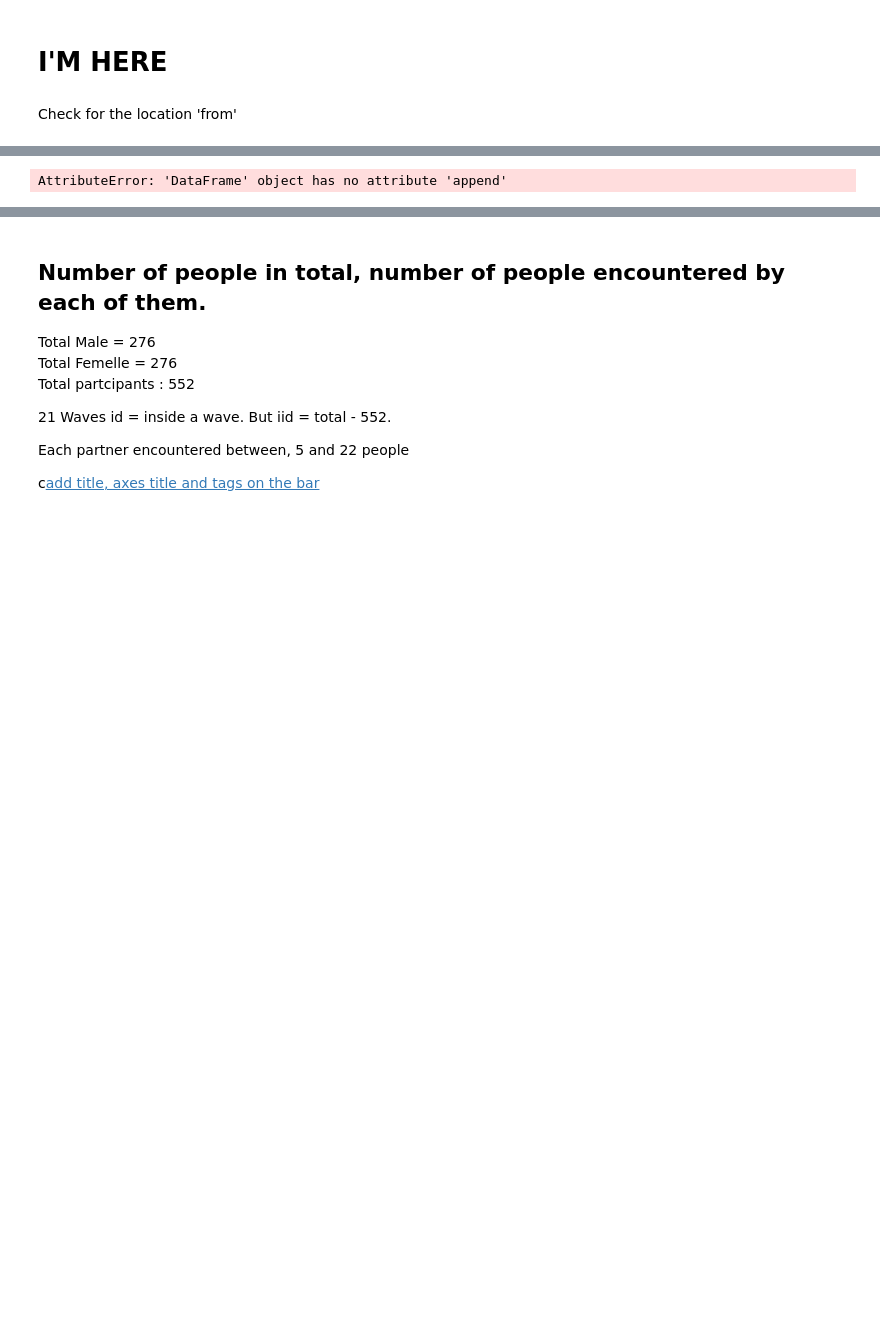
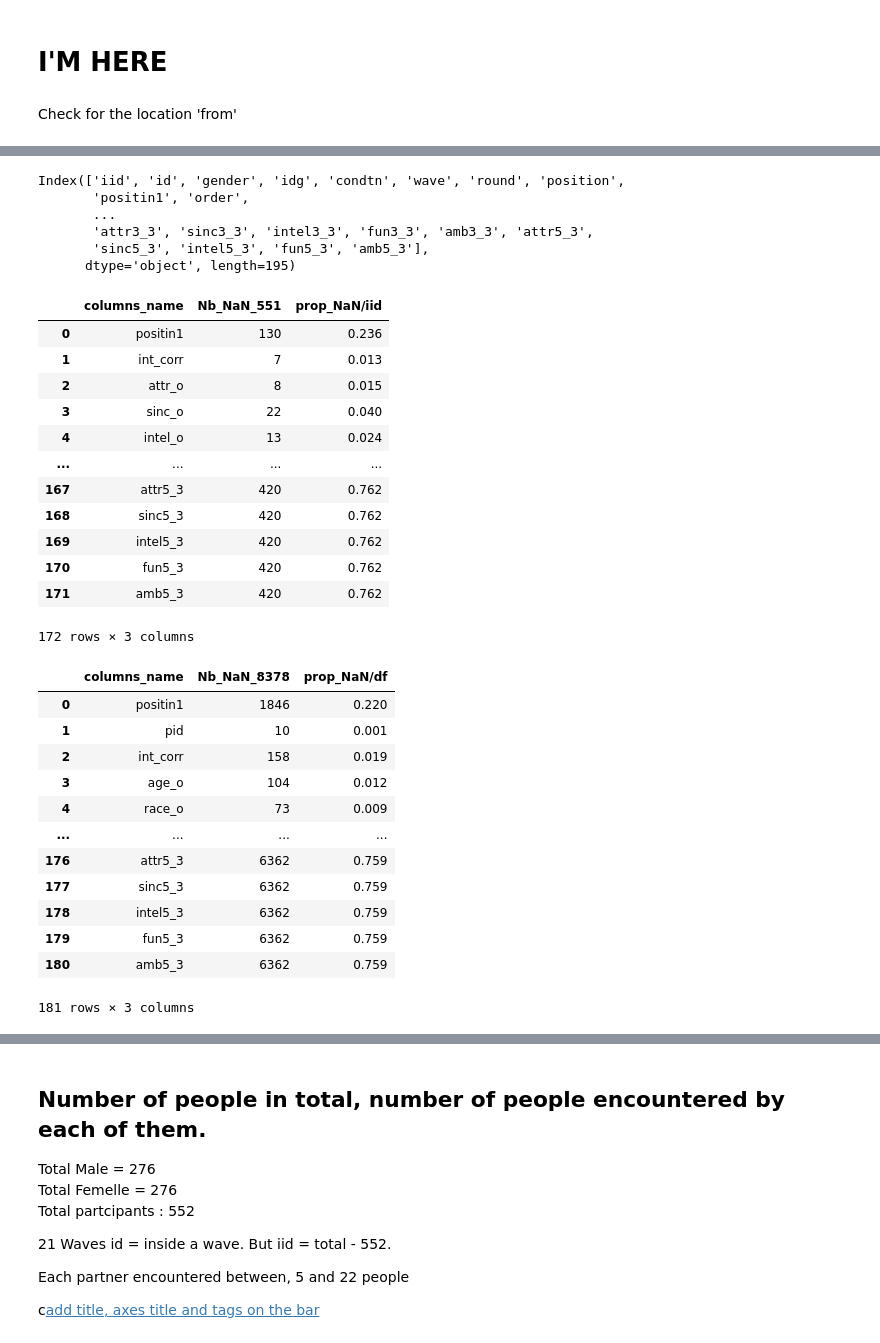
Before and after one commit to kumquat42/202310_jedha_Bloc2_SpeedDating, a Jupyter notebook: 202310_jedha2_SpeedDating_BeraudM.ipynb, the cells around one changed output, grey strips where cells are left out. Saved outputs shown, nothing was run; the diff lists cells and outputs as text; code cells hidden in the pictures; blank space fills up the shorter version.

```diff
--- a/202310_jedha2_SpeedDating_BeraudM.ipynb
+++ b/202310_jedha2_SpeedDating_BeraudM.ipynb
@@ -561,21 +610,70 @@ pd.isnull(df_iid_dd['iid']).value_counts().shape
+# %%
+df_iid_dd.columns
+# %% [output]
+Index(['iid', 'id', 'gender', 'idg', 'condtn', 'wave', 'round', 'position',
+       'positin1', 'order',
+       ...
+       'attr3_3', 'sinc3_3', 'intel3_3', 'fun3_3', 'amb3_3', 'attr5_3',
+       'sinc5_3', 'intel5_3', 'fun5_3', 'amb5_3'],
+      dtype='object', length=195)
 # %%
 # Recovery of # and proportion of null values when grouped by iid.
 # can be used for a lot of columns BUT NOT ALL. Be careful.
 
 
-df_numb_NaN = pd.DataFrame(columns=['col', 'NaN', 'prop'])
+ma_liste_NaN = []
+
 for col in df_iid_dd.columns:
-    if pd.isnull(df_iid_dd[col]).value_counts().shape[0] == 1:
+    if pd.isnull(df_iid_dd[col]).value_counts().shape[0] == 1: # no True values, else, shape would be (2,)
         temp = 0
     else:
         temp = pd.isnull(df_iid_dd[col]).value_counts()[True]
-    mon_dict = {'col': col, 'NaN': temp, 'prop':round(temp/df_iid_dd.shape[0], 3)}
-    #print(mon_dict)
+        ma_liste_NaN.append([col, temp, round(temp/df_iid_dd.shape[0], 3)])
 
-df_numb_NaN.append([mon_dict])
-df_numb_NaN
+
+df_iid_NaN = pd.DataFrame(ma_liste_NaN, columns=['columns_name', f'Nb_NaN_{df_iid_dd.shape[0]}', 'prop_NaN/iid'])
+display(df_iid_NaN)
+
+
+ma_liste_NaN = []
+
+for col in df.columns:
+    if pd.isnull(df[col]).value_counts().shape[0] == 1: # no True values, else, shape would be (2,)
+        temp = 0
+    else:
+        temp = pd.isnull(df[col]).value_counts()[True]
+        ma_liste_NaN.append([col, temp, round(temp/df.shape[0], 3)])
+
+
+df_NaN = pd.DataFrame(ma_liste_NaN, columns=['columns_name', f'Nb_NaN_{df.shape[0]}', 'prop_NaN/df'])
+df_NaN
 # %% [output]
+|  | columns_name | Nb_NaN_551 | prop_NaN/iid |
+| 0 | positin1 | 130 | 0.236 |
+| 1 | int_corr | 7 | 0.013 |
+| 2 | attr_o | 8 | 0.015 |
+| 3 | sinc_o | 22 | 0.040 |
+| 4 | intel_o | 13 | 0.024 |
+| ... | ... | ... | ... |
+| 167 | attr5_3 | 420 | 0.762 |
+| 168 | sinc5_3 | 420 | 0.762 |
+| 169 | intel5_3 | 420 | 0.762 |
+| 170 | fun5_3 | 420 | 0.762 |
+| 171 | amb5_3 | 420 | 0.762 |
-AttributeError: 'DataFrame' object has no attribute 'append'
+172 rows × 3 columns
+|  | columns_name | Nb_NaN_8378 | prop_NaN/df |
+| 0 | positin1 | 1846 | 0.220 |
+| 1 | pid | 10 | 0.001 |
+| 2 | int_corr | 158 | 0.019 |
+| 3 | age_o | 104 | 0.012 |
+| 4 | race_o | 73 | 0.009 |
+| ... | ... | ... | ... |
+| 176 | attr5_3 | 6362 | 0.759 |
+| 177 | sinc5_3 | 6362 | 0.759 |
+| 178 | intel5_3 | 6362 | 0.759 |
+| 179 | fun5_3 | 6362 | 0.759 |
+| 180 | amb5_3 | 6362 | 0.759 |
+181 rows × 3 columns
 # %%
 # Na
 for i in df_iid_dd_cat:
```
Also changed, not shown: parts of 21 cells of this notebook, 2 other files.
